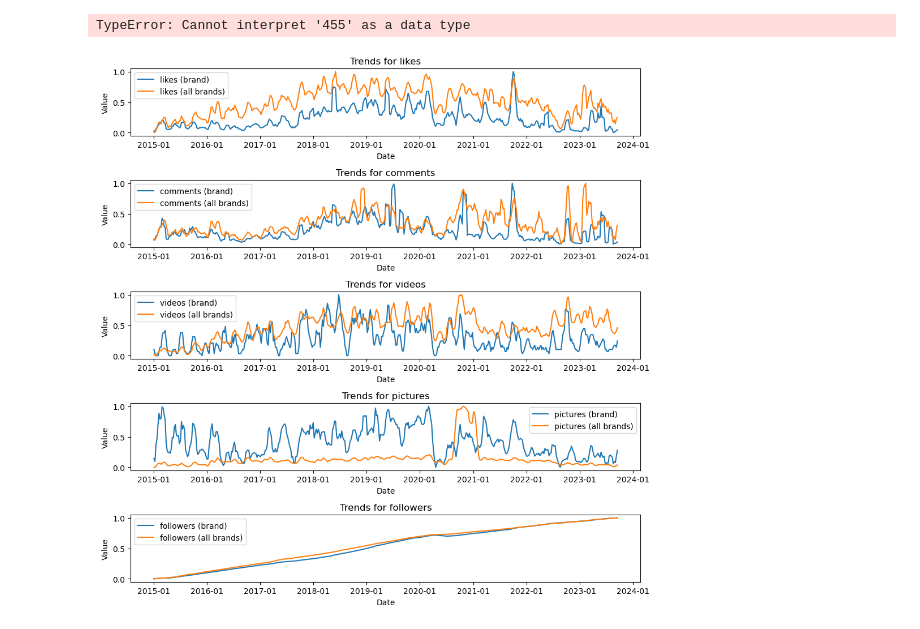
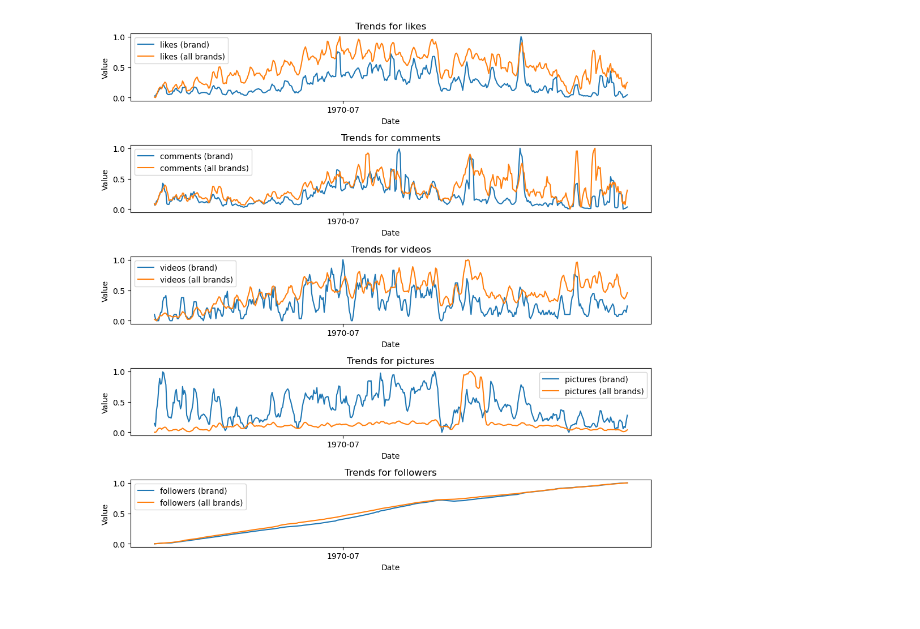
Before and after one commit to tanios13/UBS-ZebraByte, a Jupyter notebook: trend_visuals.ipynb, the cells around one changed output. Cells and saved outputs as stored; diff of their text form; code cells hidden in the pictures.

```diff
--- a/trend_visuals.ipynb
+++ b/trend_visuals.ipynb
@@ -7,10 +7,8 @@ import trend_visuals
 # %%
 data = pd.read_csv('/Users/cyrusachtari/Desktop/UBS-ZebraByte/data/skylab_instagram_datathon_dataset.csv', delimiter=';')
 # %%
-trends_brand, trends_all, trends_all_cumulative = trend_visuals.brand_level_trends(data, 'Versace')
+trends_brand, trends_all, trends_cumulative, dates = trend_visuals.brand_level_trends(data, 'Versace')
-# %% [output]
-TypeError: Cannot interpret '455' as a data type
 # %%
-trend_visuals.plot_metrics_individual_brand(trends_brand, trends_all)
+trend_visuals.plot_metrics_individual(trends_brand, trends_all, dates)
 # %% [output]
-[figure, old version]
+[figure, new version]
```
Also changed, not shown: parts of 4 cells of this notebook, 1 other file.
